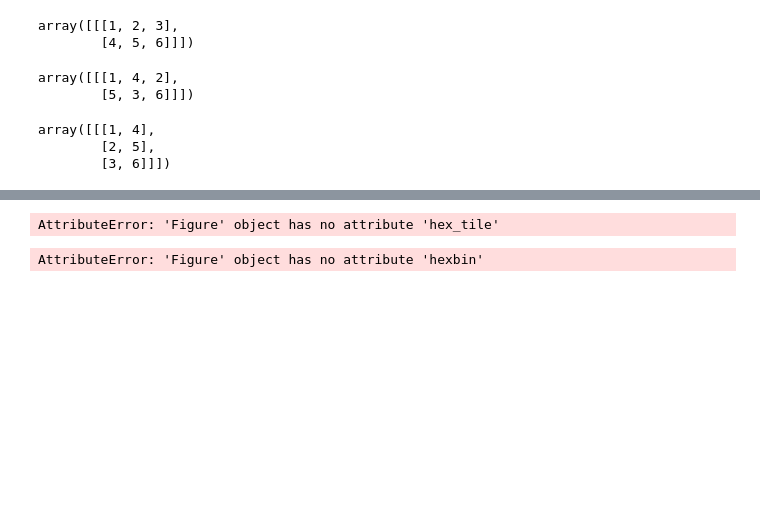
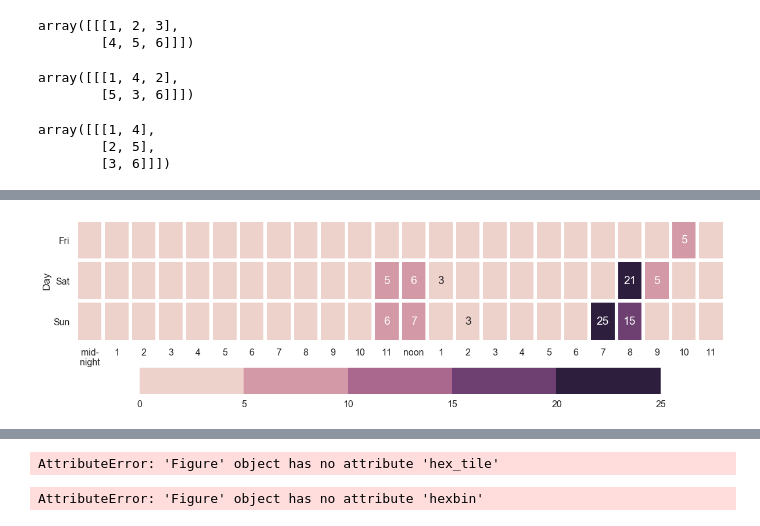
Before and after one commit to timrappold/WeeBro, a Jupyter notebook: bin/EDA.ipynb, the cells around one changed output, grey strips where cells are left out. Drawn from its saved outputs; the diff is of its cells as text; code cells hidden in the pictures; blank space fills up the shorter version.

```diff
--- a/bin/EDA.ipynb
+++ b/bin/EDA.ipynb
@@ -1367,0 +1425,23 @@ dfg_hr
+# %%
+with sns.plotting_context("poster", rc={'fontname':'Helvetica'}):
+    #rc = {'fontname': 'Helvetica'}
+    plt.figure(figsize=(20, 5.5))
+
+    #plt.title('Minutes cried')
+
+    g = sns.heatmap(pivoted, annot=labels, fmt="", linewidths=5,
+                    cmap=sns.cubehelix_palette(5),cbar_kws = dict(use_gridspec=False,location="bottom"))
+    #
+
+    g.set_yticklabels(['Fri', 'Sat', 'Sun', ], rotation=0)
+
+    g.set_xticklabels(['mid-\nnight\n']+list(range(1,12)) + ['noon'] + list(range(1, 12)),
+                      rotation=0)
+
+    g.set_xlabel('Time of Day')
+
+    fig = g.get_figure()
+
+    fig.savefig('../docs/heatmap2.png')
+# %% [output]
+[figure, added]
```
Also changed, not shown: parts of 21 cells of this notebook, 4 other files.
